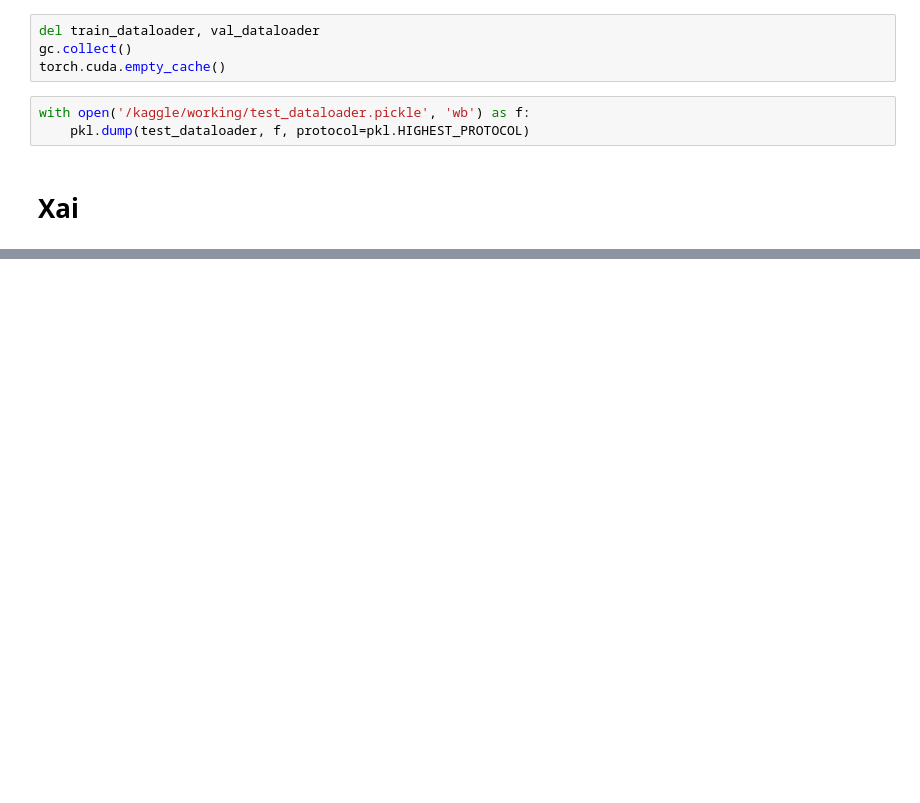
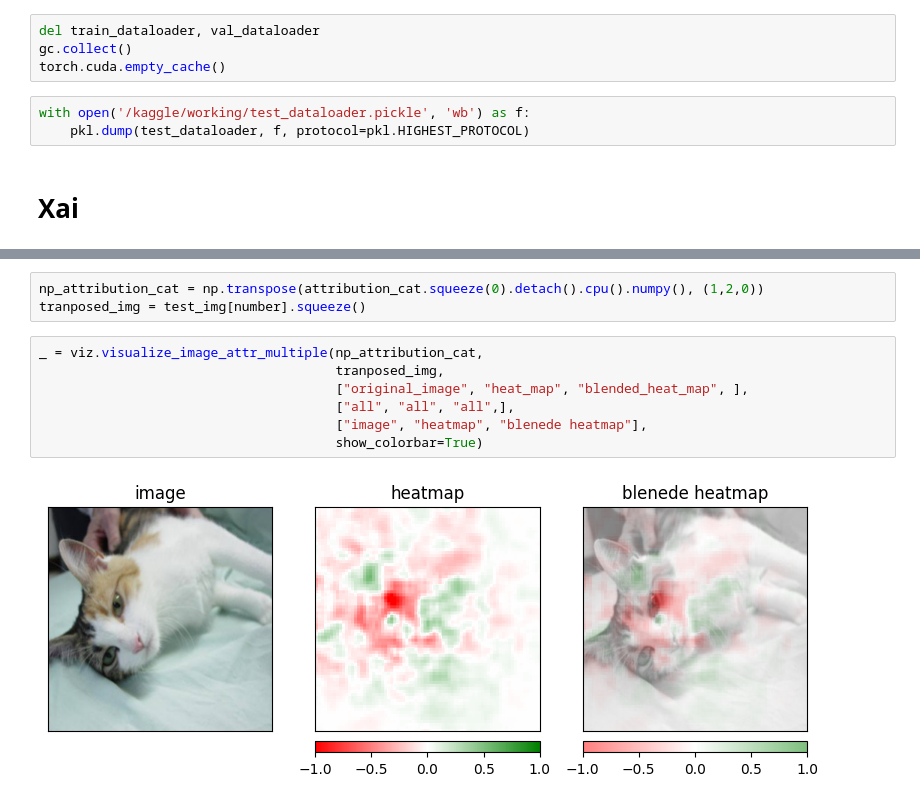
Before and after one commit to kal6868/study, a Jupyter notebook: XAI/ResNet_XAI.ipynb, the cells around one changed output, grey strips where cells are left out. Cells and saved outputs as stored; diff of their text form; blank space fills up the shorter version.

```diff
--- a/XAI/ResNet_XAI.ipynb
+++ b/XAI/ResNet_XAI.ipynb
@@ -404,0 +397,12 @@ _ = viz.visualize_image_attr_multiple(np_attribution_cat,
+# %%
+np_attribution_cat = np.transpose(attribution_cat.squeeze(0).detach().cpu().numpy(), (1,2,0))
+tranposed_img = test_img[number].squeeze()
+# %%
+_ = viz.visualize_image_attr_multiple(np_attribution_cat,
+                                      tranposed_img,
+                                      ["original_image", "heat_map", "blended_heat_map", ],
+                                      ["all", "all", "all",],
+                                      ["image", "heatmap", "blenede heatmap"],
+                                      show_colorbar=True)
+# %% [output]
+[figure, added]
```
Also changed, not shown: parts of 38 cells of this notebook.
